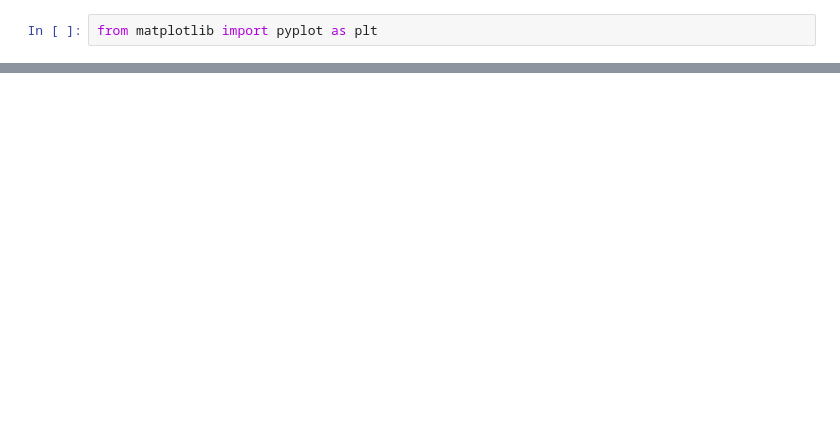
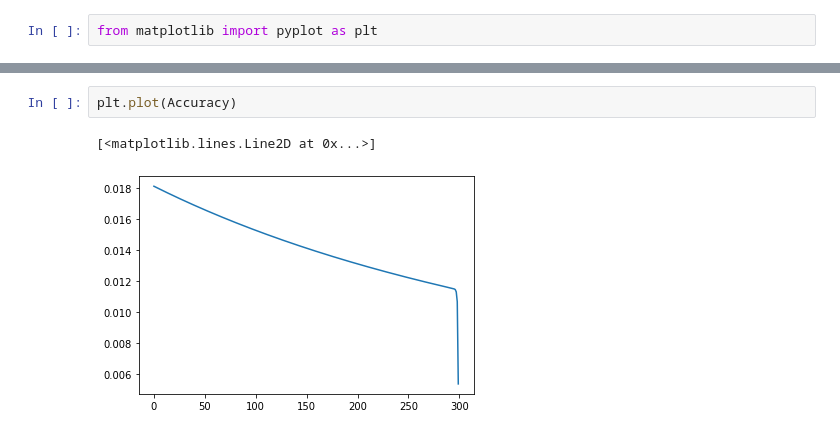
Before and after one commit to Tharun-b777/NeuralNetFromScratch, a Jupyter notebook: nn.ipynb, the cells around one changed output, grey strips where cells are left out. Cells and saved outputs as stored; diff of their text form; blank space fills up the shorter version.

```diff
--- a/nn.ipynb
+++ b/nn.ipynb
@@ -176,0 +179,5 @@ plt.plot(costs)
+# %%
+plt.plot(Accuracy)
+# %% [output]
+[<matplotlib.lines.Line2D at 0x...>]
+[figure, added]
```
Also changed, not shown: parts of 3 cells of this notebook.
